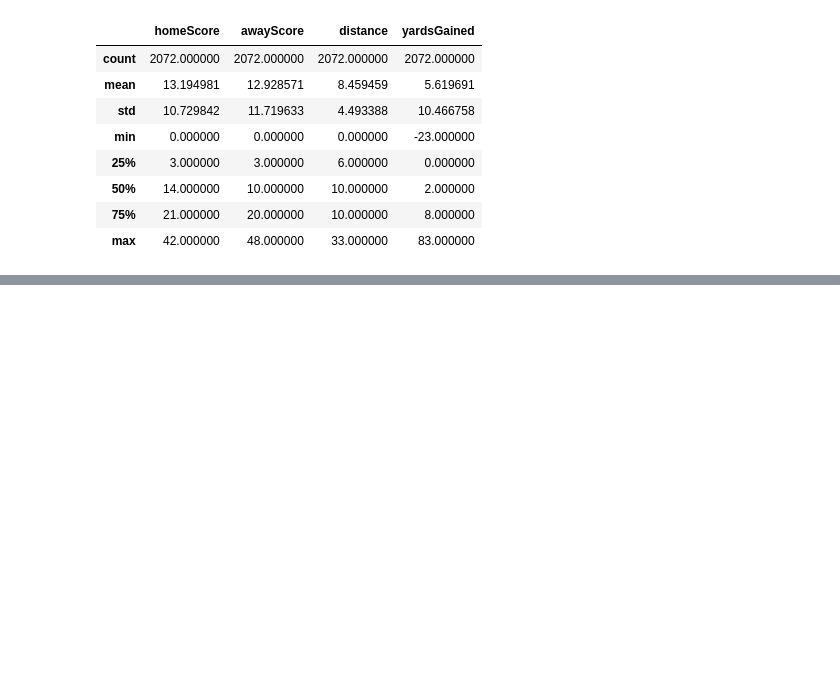
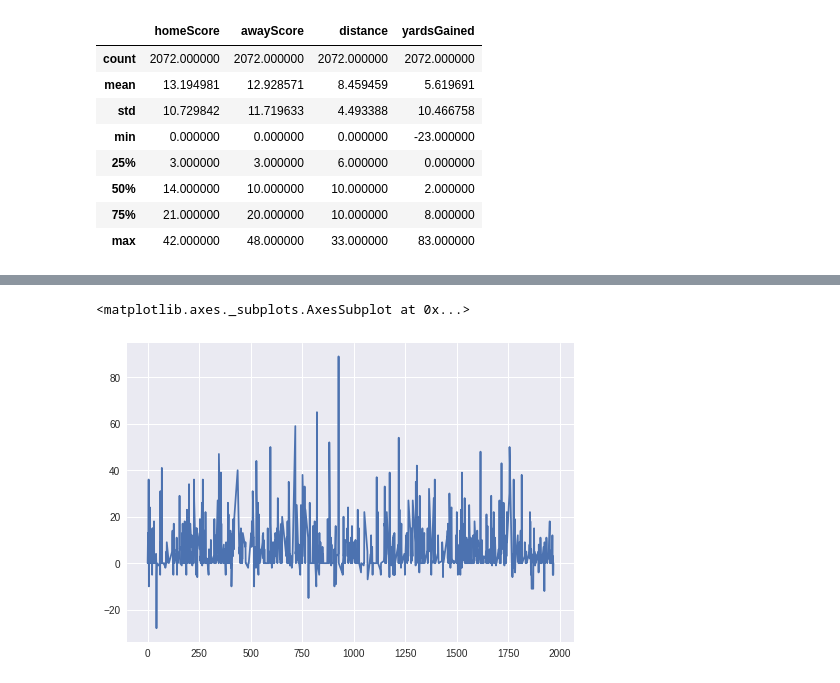
Before and after one commit to LibbyFender/Learning, a Jupyter notebook: Wazzu_Cyclones.ipynb, the cells around one changed output, grey strips where cells are left out. Saved outputs shown, nothing was run; the diff lists cells and outputs as text; code cells hidden in the pictures; blank space fills up the shorter version.

```diff
--- a/Wazzu_Cyclones.ipynb
+++ b/Wazzu_Cyclones.ipynb
@@ -288,0 +307,3 @@ ISU[['homeScore', 'awayScore', 'distance', 'yardsGained']].describe()
+# %%
+WSU_Off = WSU.query("offenseAbbr == 'WSU'")
+WSU_Def =WSU.query("offenseAbbr != 'WSU'")
@@ -288,0 +338,5 @@ ISU[['homeScore', 'awayScore', 'distance', 'yardsGained']].describe()
+# %%
+WSU_Off['yardsGained'].plot()
+# %% [output]
+<matplotlib.axes._subplots.AxesSubplot at 0x...>
+[figure, added]
```
Also changed, not shown: parts of 13 cells of this notebook.
